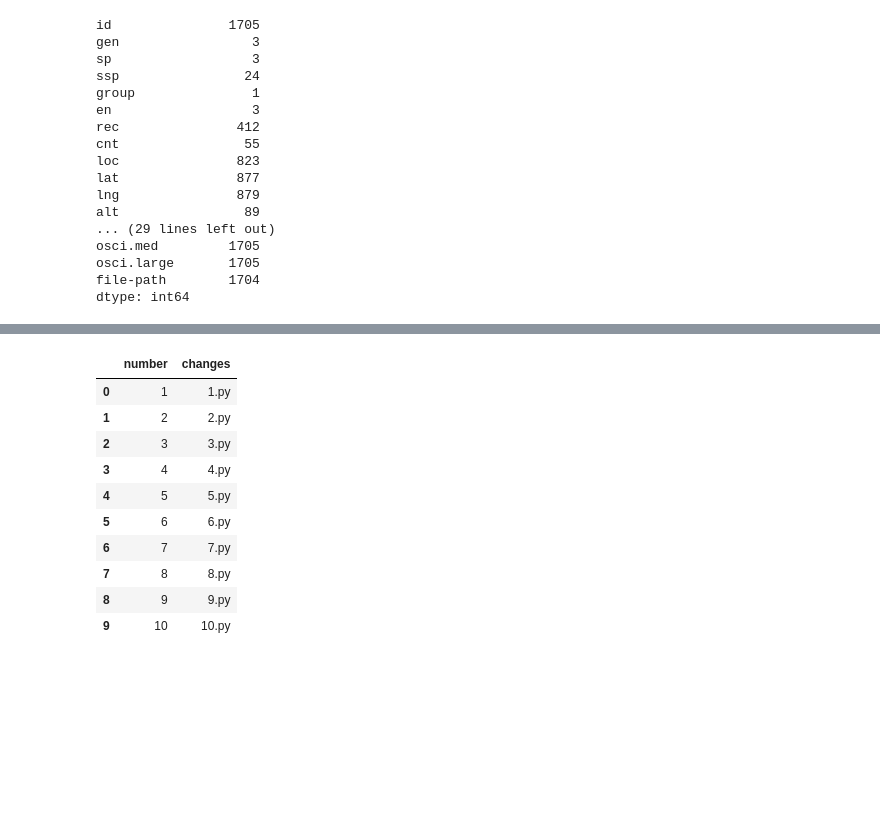
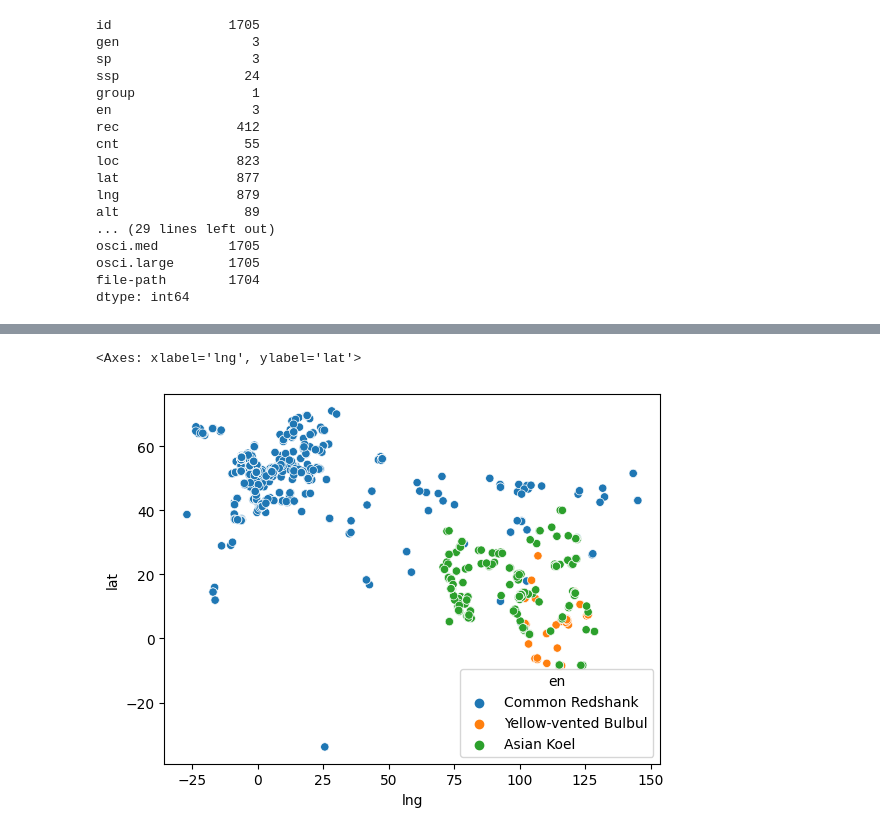
Before and after one commit to yongxb/SoundDuck, a Jupyter notebook: notebooks/Data_EDA.ipynb, the cells around one changed output, grey strips where cells are left out. Saved outputs shown, nothing was run; the diff lists cells and outputs as text; code cells hidden in the pictures; blank space fills up the shorter version.

```diff
--- a/notebooks/Data_EDA.ipynb
+++ b/notebooks/Data_EDA.ipynb
@@ -118,22 +116,0 @@ file_path_data.head()
-# %%
-test_df = pd.DataFrame(
-    {
-        'number': [1,2,3,4,5,6,7,8,9,10]
-    }
-)
-for i, row in test_df.iterrows():
-    test_df.loc[i,'changes'] = str(row['number']) + '.py'
-
-test_df.head(10)
-# %% [output]
-|  | number | changes |
-| 0 | 1 | 1.py |
-| 1 | 2 | 2.py |
-| 2 | 3 | 3.py |
-| 3 | 4 | 4.py |
-| 4 | 5 | 5.py |
-| 5 | 6 | 6.py |
-| 6 | 7 | 7.py |
-| 7 | 8 | 8.py |
-| 8 | 9 | 9.py |
-| 9 | 10 | 10.py |
@@ -139,0 +123,5 @@ test_df.head(10)
+# %%
+sns.scatterplot(data, x="lng", y="lat", hue="en")
+# %% [output]
+<Axes: xlabel='lng', ylabel='lat'>
+[figure, added]
```
Also changed, not shown: parts of 24 cells of this notebook.
